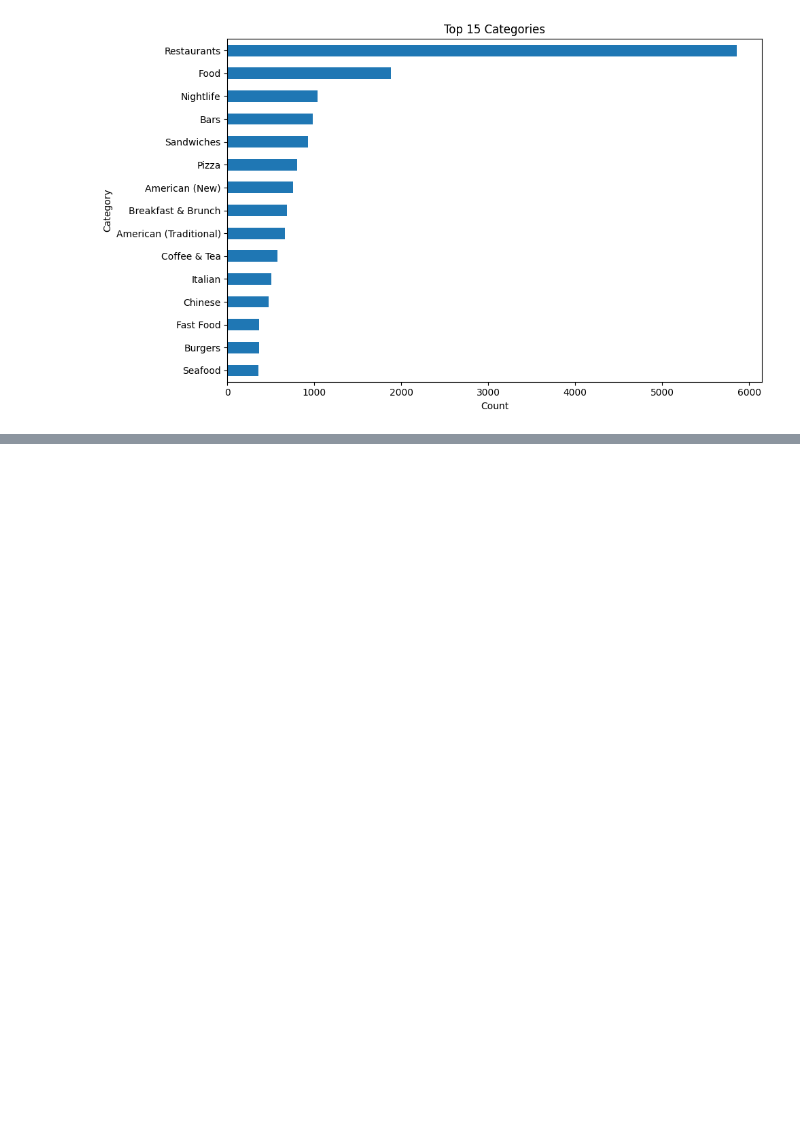
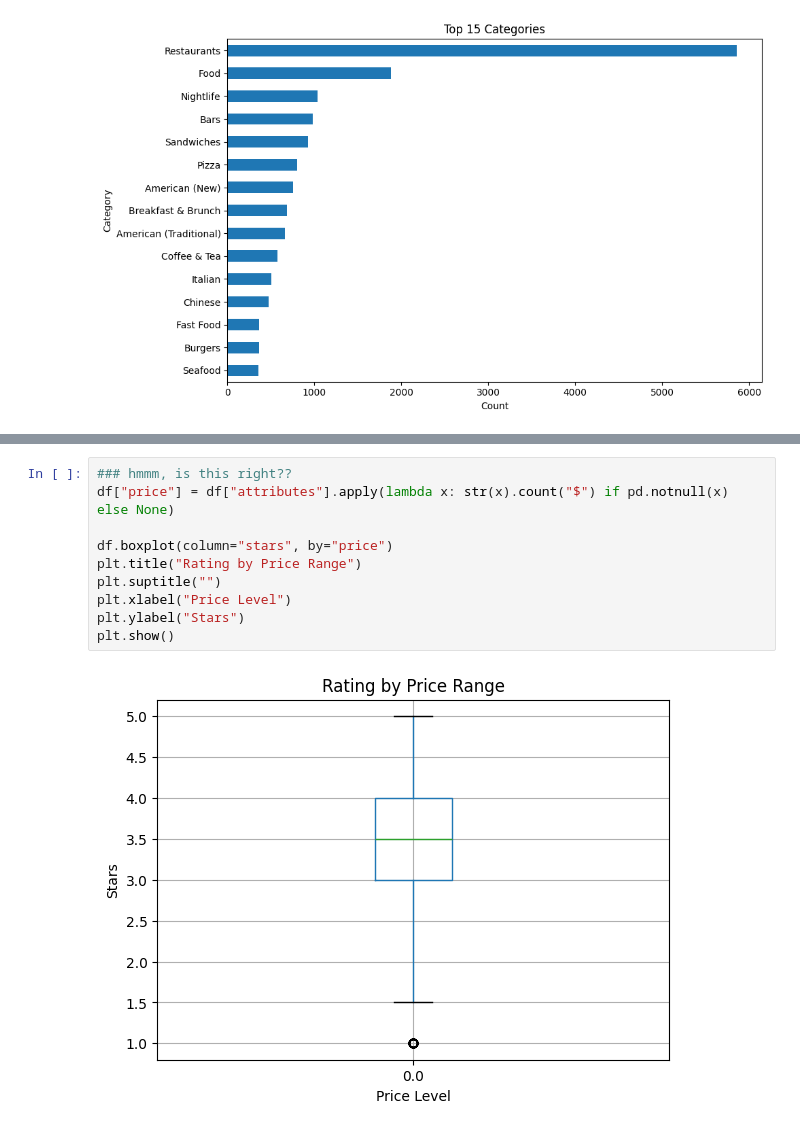
Before and after one commit to Gul-Nayab/restaurant-recommendar-ranker, a Jupyter notebook: src/data/visualize_data.ipynb, the cells around one changed output, grey strips where cells are left out. Saved outputs shown, nothing was run; the diff lists cells and outputs as text; blank space fills up the shorter version.

```diff
--- a/src/data/visualize_data.ipynb
+++ b/src/data/visualize_data.ipynb
@@ -85,0 +95,12 @@ plot_top_categories(df)
+# %%
+### hmmm, is this right??
+df["price"] = df["attributes"].apply(lambda x: str(x).count("$") if pd.notnull(x) else None)
+
+df.boxplot(column="stars", by="price")
+plt.title("Rating by Price Range")
+plt.suptitle("")
+plt.xlabel("Price Level")
+plt.ylabel("Stars")
+plt.show()
+# %% [output]
+[figure, added]
```
Also changed, not shown: parts of 6 cells of this notebook.
